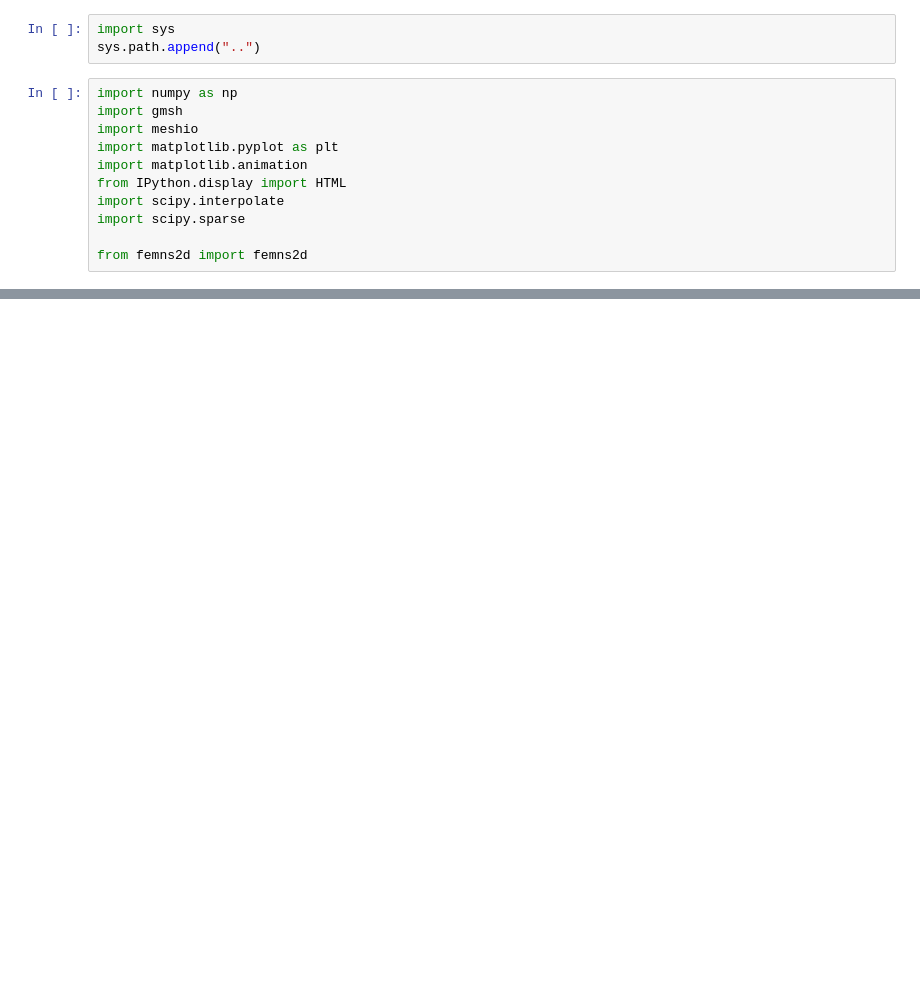
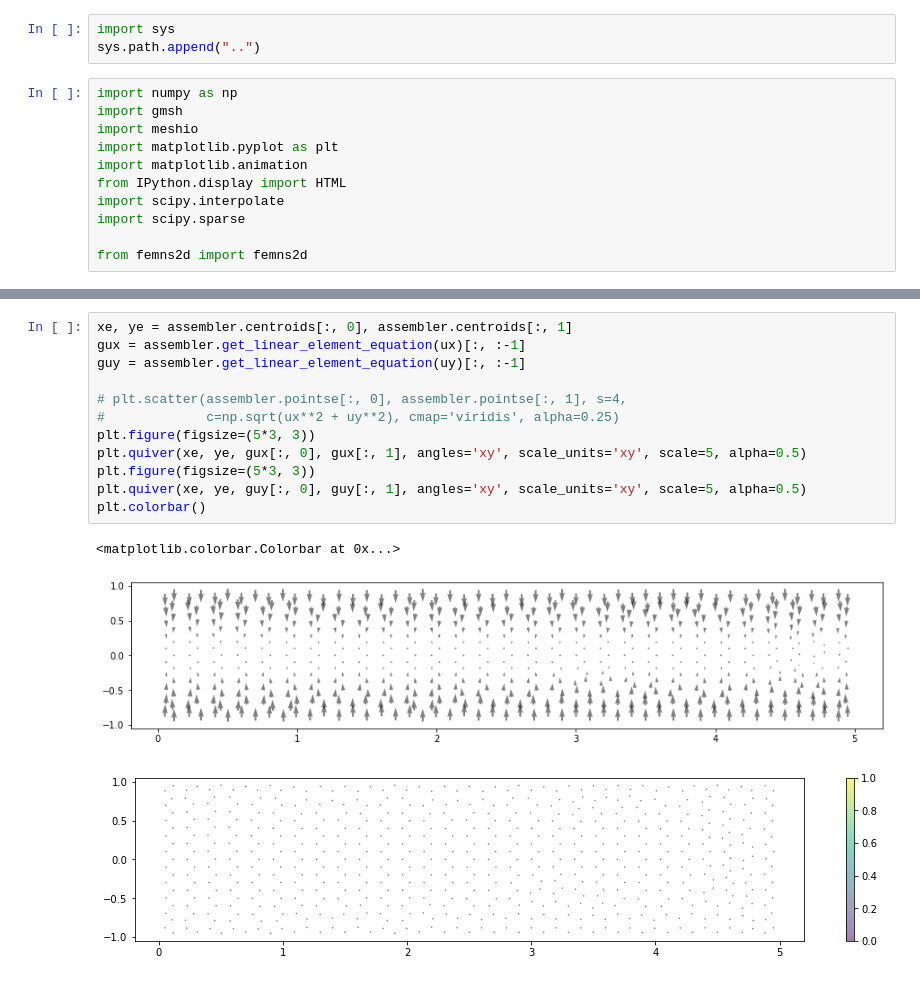
Before and after one commit to DFNaiff/FemNavierStokes2d, a Jupyter notebook: notebooks/navier_stokes_rectangle_poeuseille.ipynb, the cells around one changed output, grey strips where cells are left out. Saved outputs shown, nothing was run; the diff lists cells and outputs as text; blank space fills up the shorter version.

```diff
--- a/notebooks/navier_stokes_rectangle_poeuseille.ipynb
+++ b/notebooks/navier_stokes_rectangle_poeuseille.ipynb
@@ -202,0 +213,16 @@ plt.plot(y, 0.0*y, 'b--')
+# %%
+xe, ye = assembler.centroids[:, 0], assembler.centroids[:, 1]
+gux = assembler.get_linear_element_equation(ux)[:, :-1]
+guy = assembler.get_linear_element_equation(uy)[:, :-1]
+
+# plt.scatter(assembler.pointse[:, 0], assembler.pointse[:, 1], s=4,
+#             c=np.sqrt(ux**2 + uy**2), cmap='viridis', alpha=0.25)
+plt.figure(figsize=(5*3, 3))
+plt.quiver(xe, ye, gux[:, 0], gux[:, 1], angles='xy', scale_units='xy', scale=5, alpha=0.5)
+plt.figure(figsize=(5*3, 3))
+plt.quiver(xe, ye, guy[:, 0], guy[:, 1], angles='xy', scale_units='xy', scale=5, alpha=0.5)
+plt.colorbar()
+# %% [output]
+<matplotlib.colorbar.Colorbar at 0x...>
+[figure, added]
+[figure, added]
```
Also changed, not shown: parts of 10 cells of this notebook, 23 other files.
